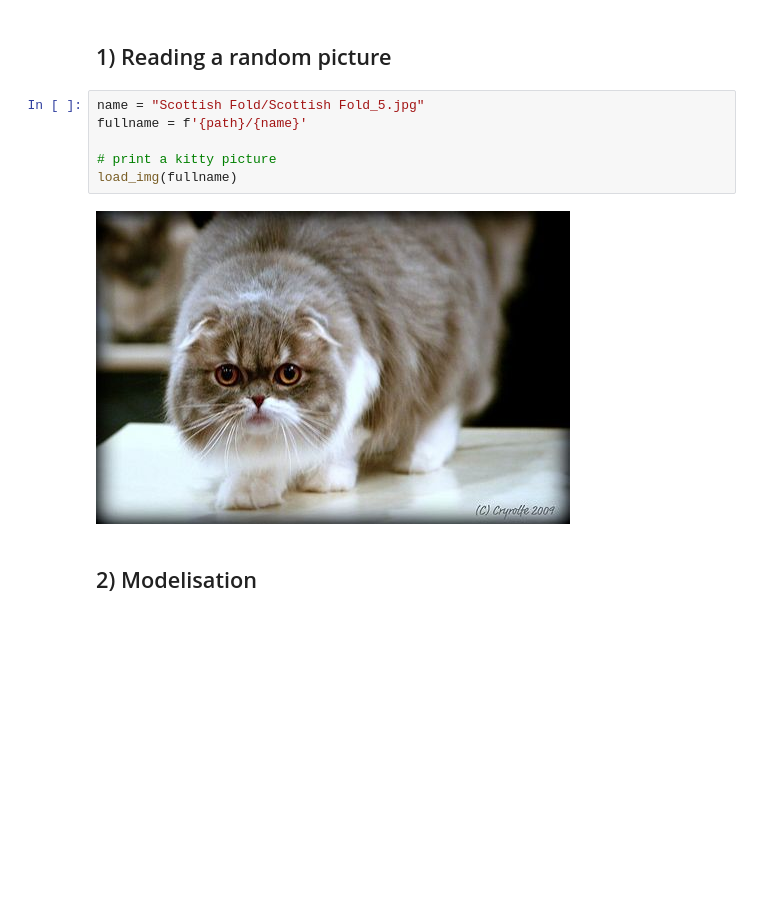
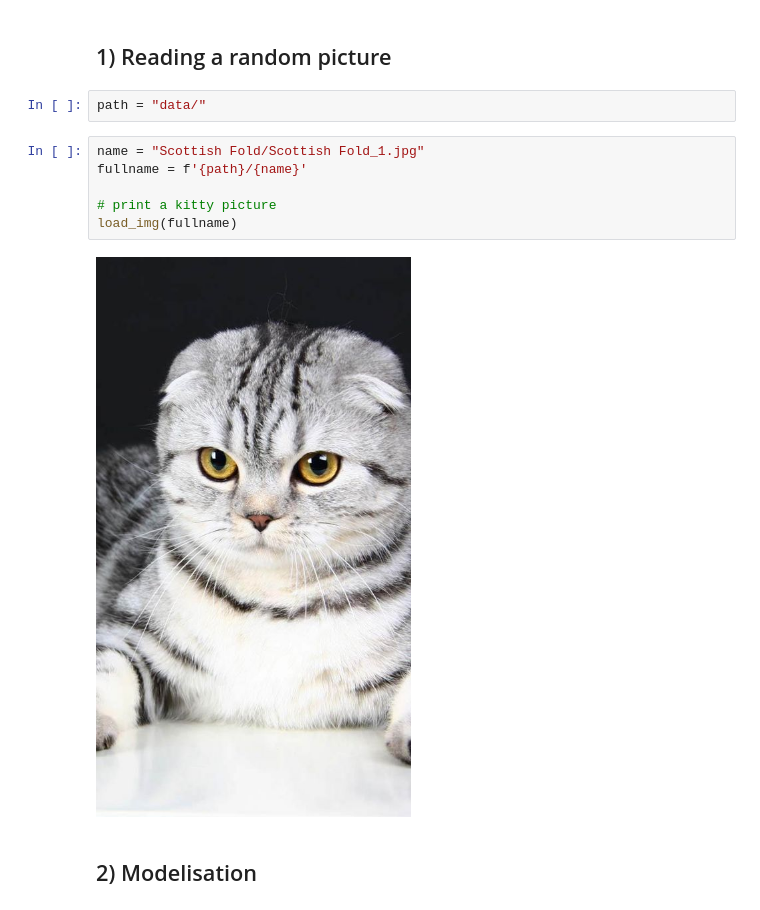
Before and after one commit to cecilegltslmcs/cats-classification, a Jupyter notebook: notebook.ipynb, the cells around one changed output. Saved outputs shown, nothing was run; the diff lists cells and outputs as text; blank space fills up the shorter version.

```diff
--- a/notebook.ipynb
+++ b/notebook.ipynb
@@ -69,14 +67,16 @@ def mean_metrics(history):
   print(f"Mean Loss: {mean_loss} +/- {std_loss} & Mean Validation Loss: {mean_validation_loss} +/- {std_validation_loss}")
 # %% [markdown]
 ## 1) Reading a random picture
+# %%
+path = "data/"
 # %%
-name = "Scottish Fold/Scottish Fold_5.jpg"
+name = "Scottish Fold/Scottish Fold_1.jpg"
 fullname = f'{path}/{name}'
 
 # print a kitty picture
 load_img(fullname)
 # %% [output]
-[figure, old version]
+[figure, new version]
 # %% [markdown]
 ## 2) Modelisation
 # %% [markdown]
```
Also changed, not shown: parts of 13 cells of this notebook.
